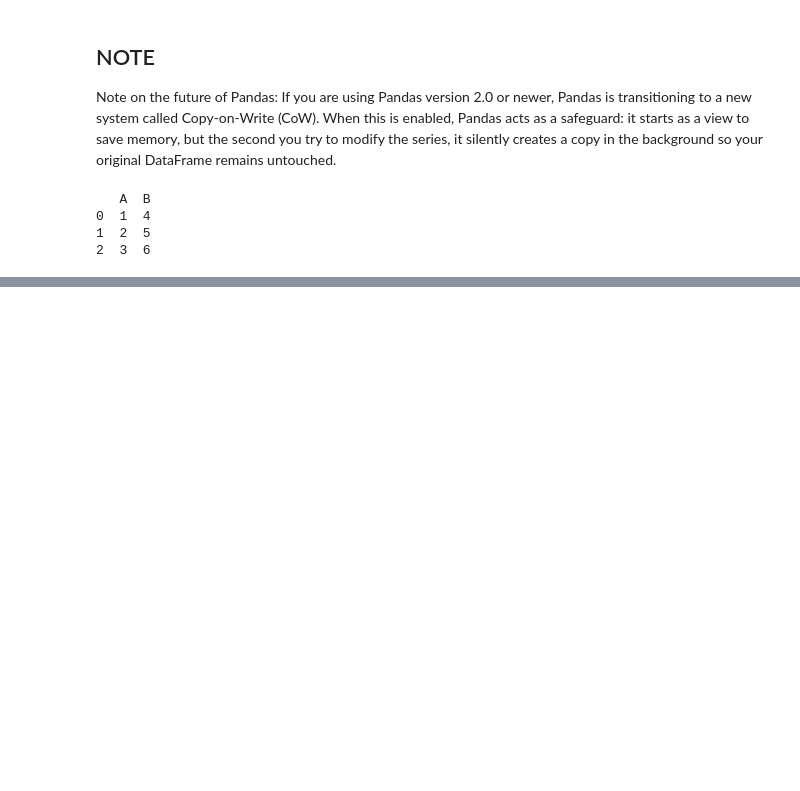
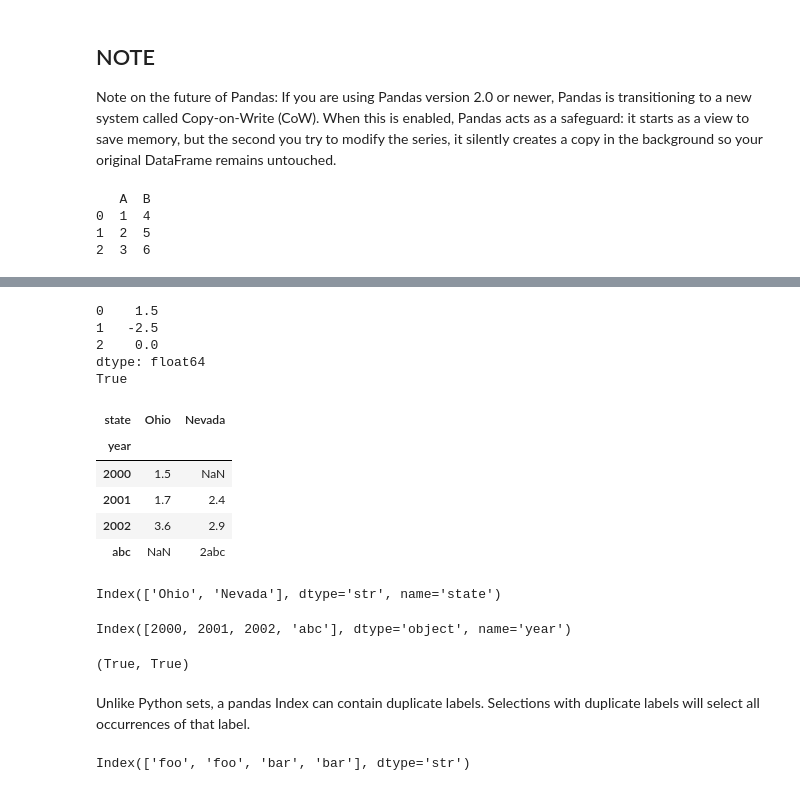
Before and after one commit to navneet-srivastava/python-data-analysis, a Jupyter notebook: pandas_tut.ipynb, the cells around one changed output, grey strips where cells are left out. Drawn from its saved outputs; the diff is of its cells as text; code cells hidden in the pictures; blank space fills up the shorter version.

```diff
--- a/pandas_tut.ipynb
+++ b/pandas_tut.ipynb
@@ -487,0 +624,38 @@ my_series = df['A'].copy()
+# %%
+obj2 = pd.Series([1.5, -2.5, 0], index=labels)
+print(obj2)
+print(obj2.index is labels)
+# %% [output]
+0    1.5
+1   -2.5
+2    0.0
+dtype: float64
+True
+# %%
+frame3
+# %% [output]
+| state | Ohio | Nevada |
+| year |  |  |
+| 2000 | 1.5 | NaN |
+| 2001 | 1.7 | 2.4 |
+| 2002 | 3.6 | 2.9 |
+| abc | NaN | 2abc |
+# %%
+frame3.columns
+# %% [output]
+Index(['Ohio', 'Nevada'], dtype='str', name='state')
+# %%
+frame3.index
+# %% [output]
+Index([2000, 2001, 2002, 'abc'], dtype='object', name='year')
+# %%
+"Ohio" in frame3.columns,2000 in frame3.index
+# %% [output]
+(True, True)
+# %% [markdown]
+Unlike Python sets, a pandas Index can contain duplicate labels. Selections with duplicate labels will select all occurrences of that label.
+# %%
+index = pd.Index(["foo", "foo", "bar", "bar"])
+index
+# %% [output]
+Index(['foo', 'foo', 'bar', 'bar'], dtype='str')
```
Also changed, not shown: parts of 33 cells of this notebook, 1 other file.
